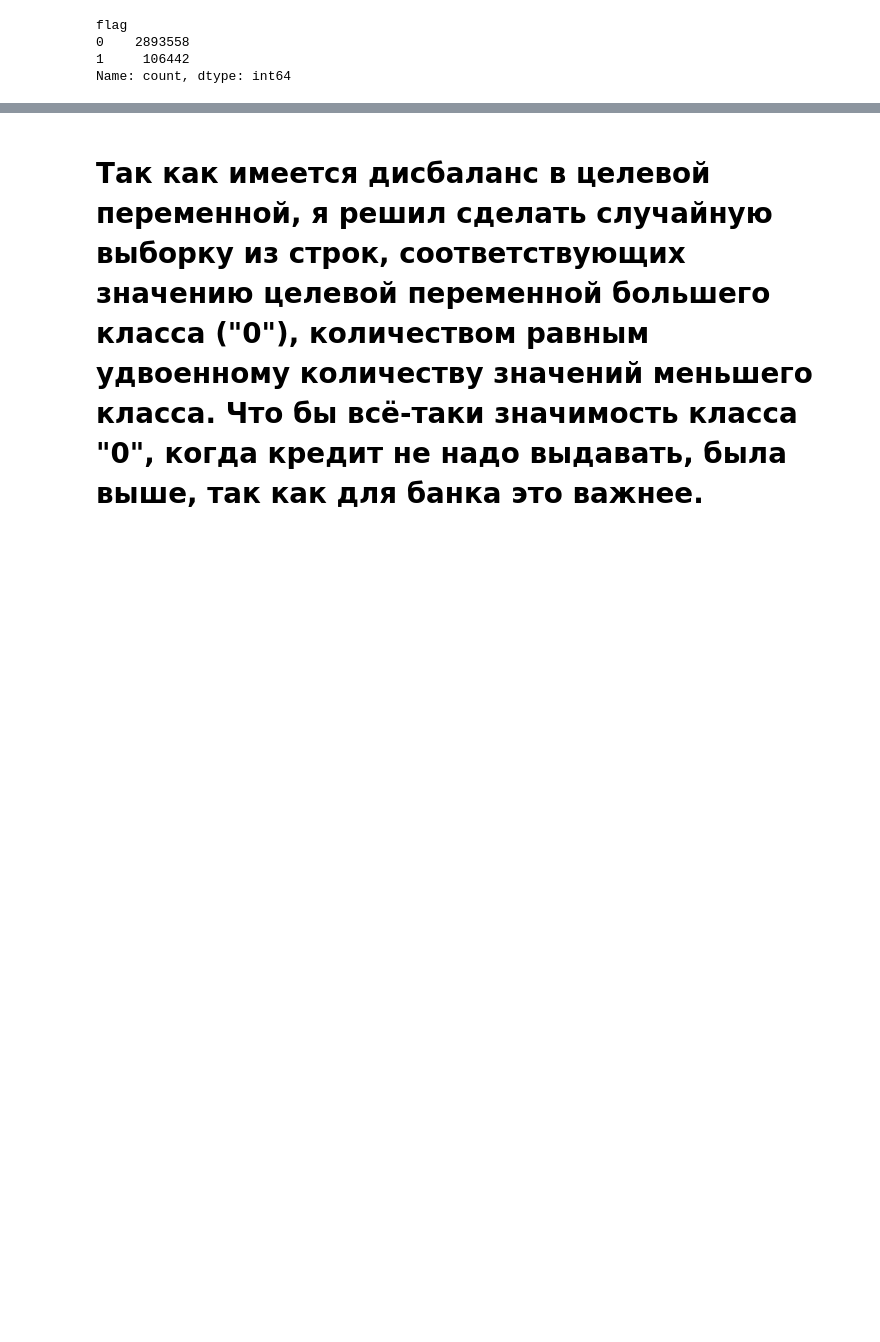
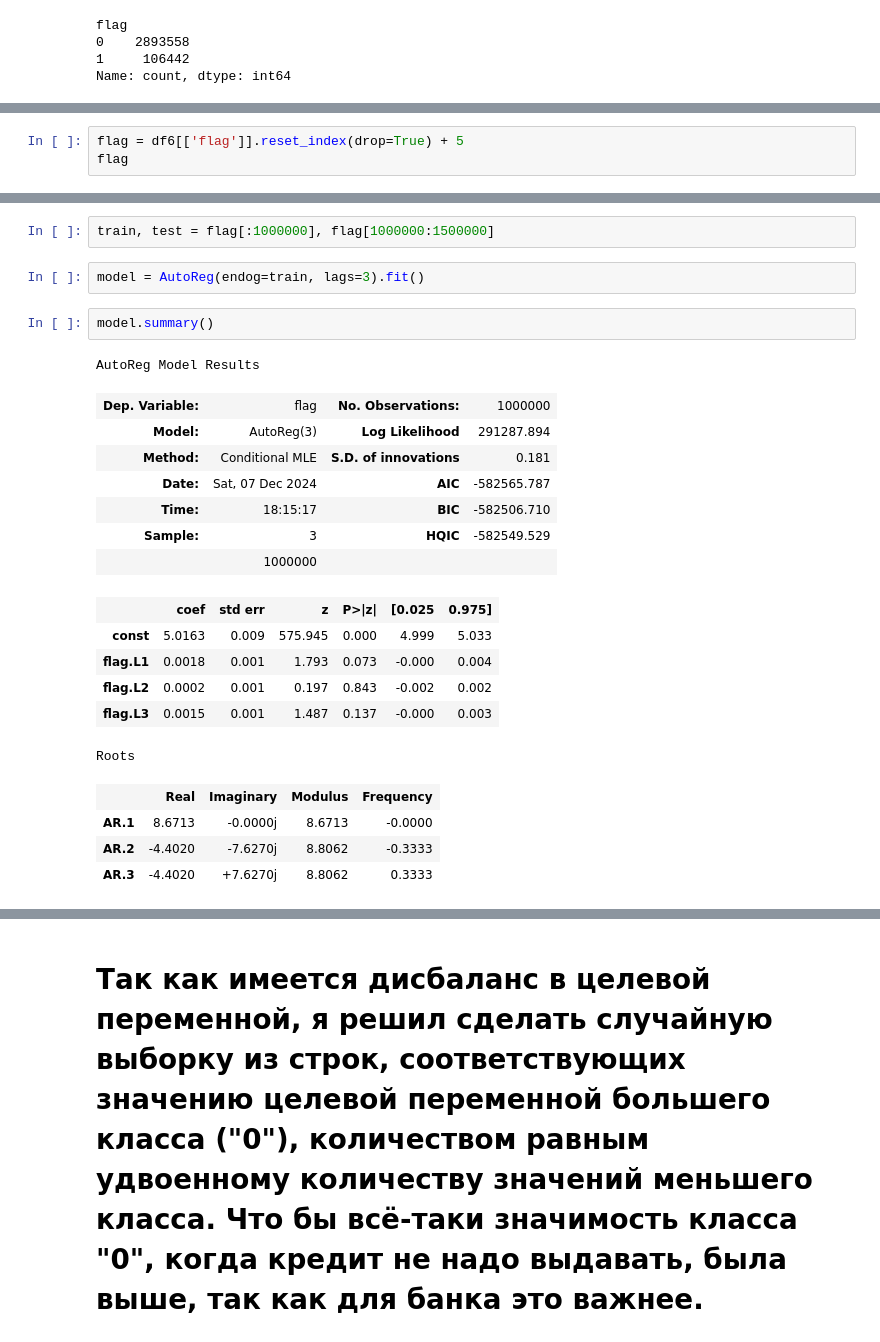
Before and after one commit to InfinityVaL/Machine_Learning, a Jupyter notebook: Credit.ipynb, the cells around one changed output, grey strips where cells are left out. Cells and saved outputs as stored; diff of their text form; blank space fills up the shorter version.

Commit message:
Trying to use time series principle

```diff
--- a/Credit.ipynb
+++ b/Credit.ipynb
@@ -511,0 +513,3 @@ df6.shape
+# %%
+flag = df6[['flag']].reset_index(drop=True) + 5
+flag
@@ -511,0 +530,25 @@ df6.shape
+# %%
+train, test = flag[:1000000], flag[1000000:1500000]
+# %%
+model = AutoReg(endog=train, lags=3).fit()
+# %%
+model.summary()
+# %% [output]
+AutoReg Model Results
+| Dep. Variable: | flag | No. Observations: | 1000000 |
+| Model: | AutoReg(3) | Log Likelihood | 291287.894 |
+| Method: | Conditional MLE | S.D. of innovations | 0.181 |
+| Date: | Sat, 07 Dec 2024 | AIC | -582565.787 |
+| Time: | 18:15:17 | BIC | -582506.710 |
+| Sample: | 3 | HQIC | -582549.529 |
+|  | 1000000 |  |  |
+|  | coef | std err | z | P>|z| | [0.025 | 0.975] |
+| const | 5.0163 | 0.009 | 575.945 | 0.000 | 4.999 | 5.033 |
+| flag.L1 | 0.0018 | 0.001 | 1.793 | 0.073 | -0.000 | 0.004 |
+| flag.L2 | 0.0002 | 0.001 | 0.197 | 0.843 | -0.002 | 0.002 |
+| flag.L3 | 0.0015 | 0.001 | 1.487 | 0.137 | -0.000 | 0.003 |
+Roots
+|  | Real | Imaginary | Modulus | Frequency |
+| AR.1 | 8.6713 | -0.0000j | 8.6713 | -0.0000 |
+| AR.2 | -4.4020 | -7.6270j | 8.8062 | -0.3333 |
+| AR.3 | -4.4020 | +7.6270j | 8.8062 | 0.3333 |
```
Also changed, not shown: parts of 13 cells of this notebook.
